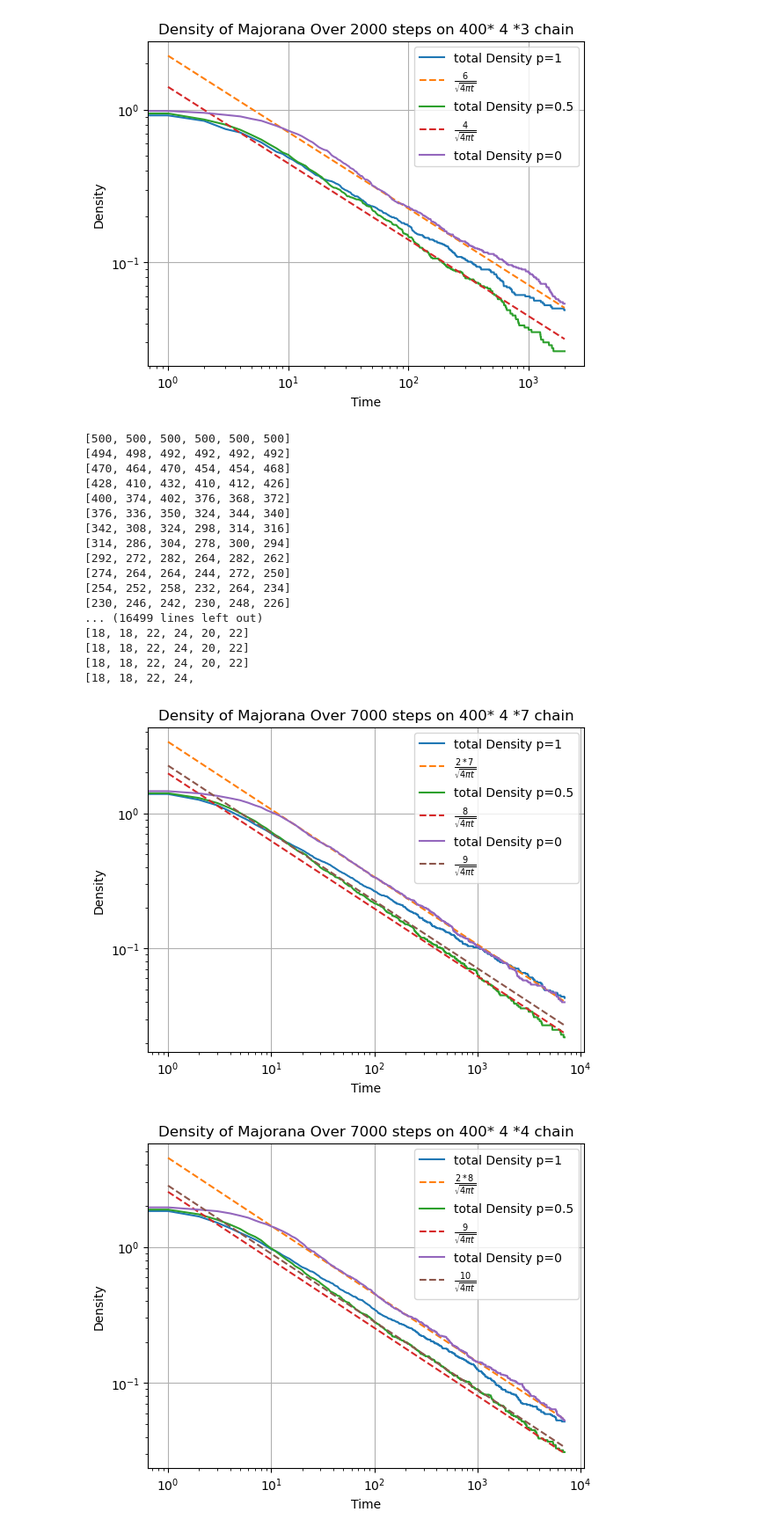
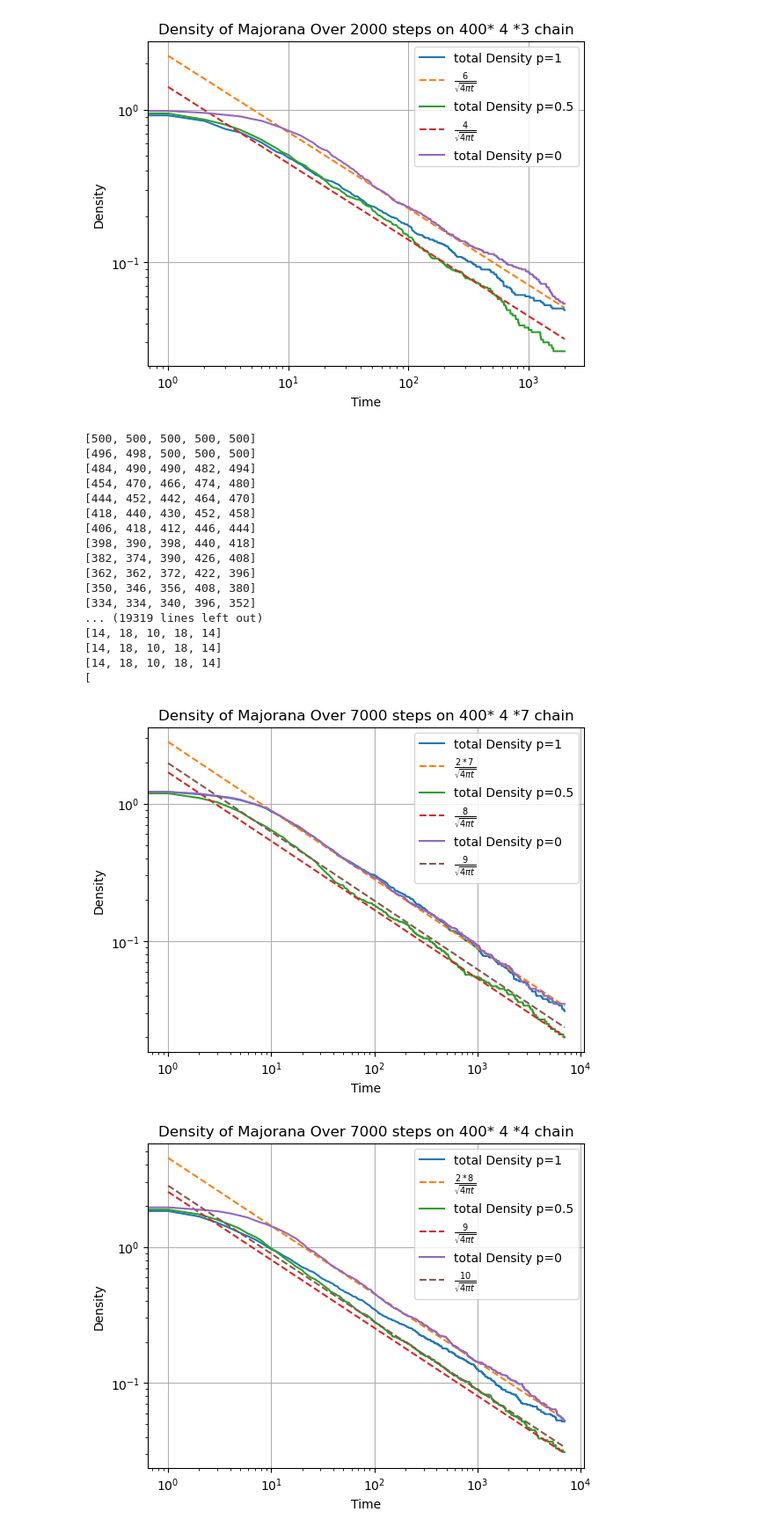
Before and after one commit to toM0dots/Majorana-Braiding, a Jupyter notebook: N_layer.ipynb, the cells around one changed output. Shown at 88% size. Saved outputs shown, nothing was run; the diff lists cells and outputs as text; code cells hidden in the pictures.

```diff
--- a/N_layer.ipynb
+++ b/N_layer.ipynb
@@ -1225,51 +1225,51 @@ plt.show()
 [26, 16, 20, 24]
 [figure]
 # %%
-chain2_NL = chain_builder_NL(500, 4 , 6)
+chain2_NL = chain_builder_NL(500, 4 , 5)
 times4, density4 = evolution_annihilate_NL(chain2_NL, 7000, 1)
-times5, density5 = evolution_annihilate_NL(chain2_NL, 7000, 0.5)
+times5, density5 = evolution_annihilate_NL(chain2_NL, 7000, 0.25)
 times6, density6 = evolution_annihilate_NL(chain2_NL, 7000, 0)
-density_ref_3 = 2*6/(math.sqrt(4 * math.pi) * np.sqrt(times4[1:]))
-density_ref_4 = 7/(math.sqrt(4 * math.pi) * np.sqrt(times5[1:]))
-density_ref_5 = 8/(math.sqrt(4 * math.pi) * np.sqrt(times5[1:]))
+density_ref_3 = 2*5/(math.sqrt(4 * math.pi) * np.sqrt(times4[1:]))
+density_ref_4 = 6/(math.sqrt(4 * math.pi) * np.sqrt(times5[1:]))
+density_ref_5 = 7/(math.sqrt(4 * math.pi) * np.sqrt(times5[1:]))
 # density_ref_3 = 6*1600/(math.sqrt(4 * math.pi) * np.sqrt(times3[1:]))
 
 # plt.plot(times, density[:, 0], label='Layer 0')
 # plt.plot(times, density[:, 1], label='Layer 1')
 # plt.plot(times, density[:, 2], label='Layer 2')
 plt.plot(times4, np.array(density4.sum(axis=1))/(500*4), label='total Density p=1')
 plt.plot(times4[1:], density_ref_3, label=r'$\frac{2*7}{\sqrt{4 \pi t}}$', linestyle='--')
 plt.plot(times5, np.array(density5.sum(axis=1))/(500*4), label='total Density p=0.5')
 plt.plot(times5[1:], density_ref_4, label=r'$\frac{8}{\sqrt{4 \pi t}}$', linestyle='--')
 plt.plot(times6, np.array(density6.sum(axis=1))/(500*4), label='total Density p=0')
 plt.plot(times5[1:], density_ref_5, label=r'$\frac{9}{\sqrt{4 \pi t}}$', linestyle='--')
 plt.xlabel('Time')
 plt.ylabel('Density')
 plt.xscale('log')
 plt.yscale('log')
 plt.grid(True)
 plt.title('Density of Majorana Over 7000 steps on 400* 4 *7 chain')
 plt.legend()
 plt.show()
 # %% [output]
-[500, 500, 500, 500, 500, 500]
-[494, 498, 492, 492, 492, 492]
-[470, 464, 470, 454, 454, 468]
-[428, 410, 432, 410, 412, 426]
-[400, 374, 402, 376, 368, 372]
-[376, 336, 350, 324, 344, 340]
-[342, 308, 324, 298, 314, 316]
-[314, 286, 304, 278, 300, 294]
-[292, 272, 282, 264, 282, 262]
-[274, 264, 264, 244, 272, 250]
-[254, 252, 258, 232, 264, 234]
-[230, 246, 242, 230, 248, 226]
-... (16499 lines left out)
-[18, 18, 22, 24, 20, 22]
-[18, 18, 22, 24, 20, 22]
-[18, 18, 22, 24, 20, 22]
-[18, 18, 22, 24,
+[500, 500, 500, 500, 500]
+[496, 498, 500, 500, 500]
+[484, 490, 490, 482, 494]
+[454, 470, 466, 474, 480]
+[444, 452, 442, 464, 470]
+[418, 440, 430, 452, 458]
+[406, 418, 412, 446, 444]
+[398, 390, 398, 440, 418]
+[382, 374, 390, 426, 408]
+[362, 362, 372, 422, 396]
+[350, 346, 356, 408, 380]
+[334, 334, 340, 396, 352]
+... (19319 lines left out)
+[14, 18, 10, 18, 14]
+[14, 18, 10, 18, 14]
+[14, 18, 10, 18, 14]
+[
-[figure, old version]
+[figure, new version]
 # %%
 plt.plot(times4, np.array(density4.sum(axis=1))/(500*4), label='total Density p=1')
 plt.plot(times4[1:], density_ref_3, label=r'$\frac{2*8}{\sqrt{4 \pi t}}$', linestyle='--')
```
Also changed, not shown: parts of 6 cells of this notebook, 3 other files.
